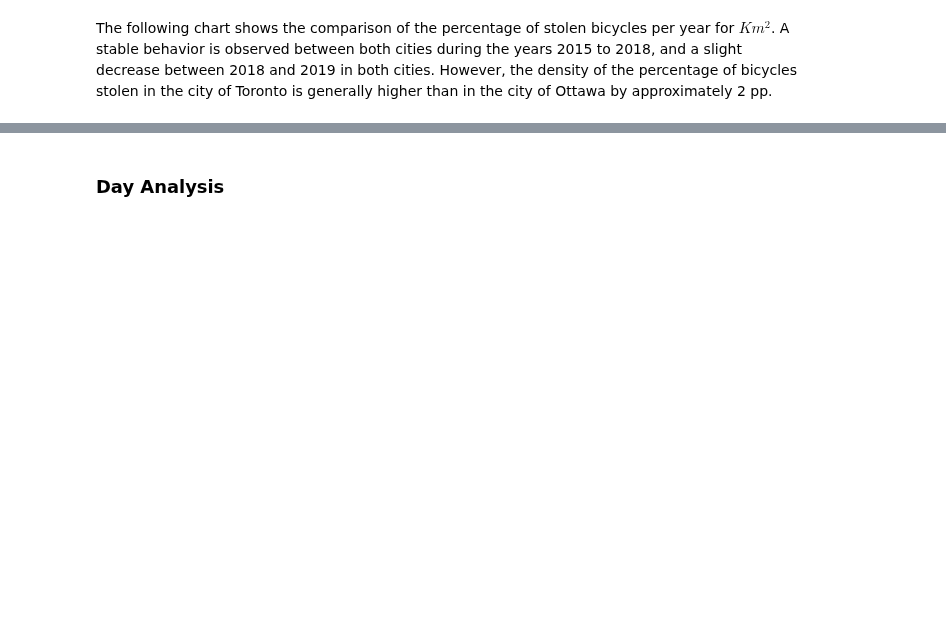
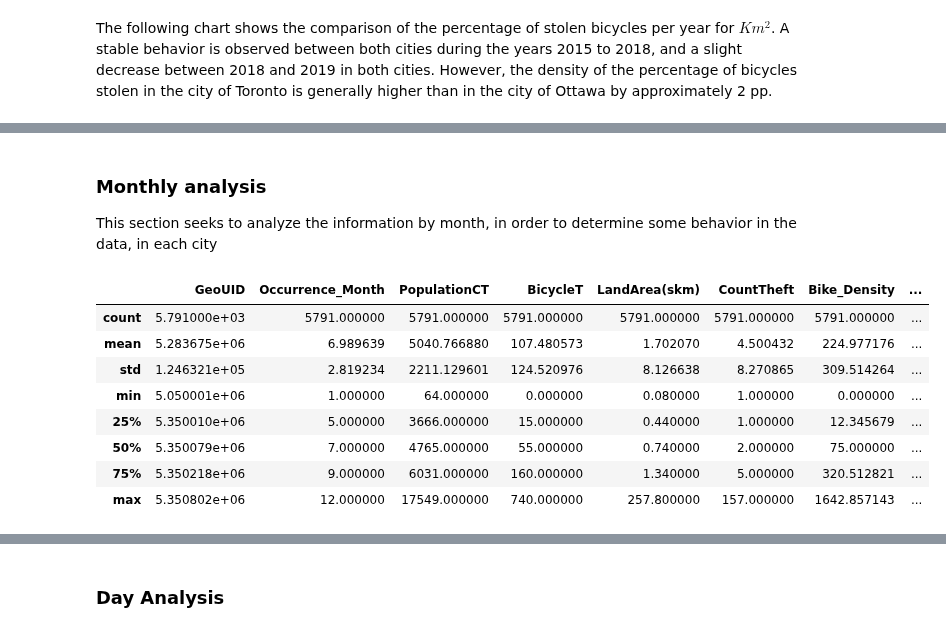
Before and after one commit to TEAM-IMT/bikes-theft-model, a Jupyter notebook: Codigos/Statistics_Census_Tatiana.ipynb, the cells around one changed output, grey strips where cells are left out. Saved outputs shown, nothing was run; the diff lists cells and outputs as text; code cells hidden in the pictures; blank space fills up the shorter version.

```diff
--- a/Codigos/Statistics_Census_Tatiana.ipynb
+++ b/Codigos/Statistics_Census_Tatiana.ipynb
@@ -949,0 +935,27 @@ According to the figure, it is observed that there is not a great difference bet
+# %% [markdown]
+### Monthly analysis
+
+This section seeks to analyze the information by month, in order to determine some behavior in the data, in each city
+# %%
+### Bike theft by month##
+Stolen_bikes_mon = CityJoint[CityJoint['Status']=='STOLEN'].groupby(['City','GeoUID','Neighbourhood','Occurrence_Month','PopulationCT', 'BicycleT', 'LandArea(skm)']).size().reset_index().rename(columns={0:'CountTheft'})
+Stolen_bikes_mon.groupby(['City','GeoUID','Neighbourhood','Occurrence_Month']).sum().reset_index()
+Stolen_bikes_mon['Bike_Density']=Stolen_bikes_mon['BicycleT']/Stolen_bikes_mon['LandArea(skm)']
+Stolen_bikes_mon['BikeTheft_Density']=Stolen_bikes_mon['CountTheft']/Stolen_bikes_mon['LandArea(skm)']
+Stolen_bikes_mon['%BikeTheft_Density']=(100*(Stolen_bikes_mon['CountTheft']*Stolen_bikes_mon['LandArea(skm)']))/Stolen_bikes_mon['BicycleT']
+Stolen_bikes_mon['%BikeTheft_Density2']=(100*Stolen_bikes_mon['BikeTheft_Density'])/Stolen_bikes_mon['Bike_Density']
+Stolen_bikes_mon['%BikeTheft_Density'] = Stolen_bikes_mon['%BikeTheft_Density'].replace(np.inf, 0)
+Stolen_bikes_mon['%BikeTheft_Density2'] = Stolen_bikes_mon['%BikeTheft_Density2'].replace(np.inf, 0)
+#Stolen_bikes_mon_2014['%_TheftDensity'] = 100*(Stolen_bikes_mon_2014['Count'] *  Stolen_bikes_mon_2014['LandArea(skm)']) / Stolen_bikes_mon_2014['BicycleT']
+#Stolen_bikes_mon_2014[(Stolen_bikes_mon_2014['Occurrence_Month']==12)]
+Stolen_bikes_mon.describe()
+# %% [output]
+|  | GeoUID | Occurrence_Month | PopulationCT | BicycleT | LandArea(skm) | CountTheft | Bike_Density | ... |
+| count | 5.791000e+03 | 5791.000000 | 5791.000000 | 5791.000000 | 5791.000000 | 5791.000000 | 5791.000000 | ... |
+| mean | 5.283675e+06 | 6.989639 | 5040.766880 | 107.480573 | 1.702070 | 4.500432 | 224.977176 | ... |
+| std | 1.246321e+05 | 2.819234 | 2211.129601 | 124.520976 | 8.126638 | 8.270865 | 309.514264 | ... |
+| min | 5.050001e+06 | 1.000000 | 64.000000 | 0.000000 | 0.080000 | 1.000000 | 0.000000 | ... |
+| 25% | 5.350010e+06 | 5.000000 | 3666.000000 | 15.000000 | 0.440000 | 1.000000 | 12.345679 | ... |
+| 50% | 5.350079e+06 | 7.000000 | 4765.000000 | 55.000000 | 0.740000 | 2.000000 | 75.000000 | ... |
+| 75% | 5.350218e+06 | 9.000000 | 6031.000000 | 160.000000 | 1.340000 | 5.000000 | 320.512821 | ... |
+| max | 5.350802e+06 | 12.000000 | 17549.000000 | 740.000000 | 257.800000 | 157.000000 | 1642.857143 | ... |
```
Also changed, not shown: parts of 26 cells of this notebook.
